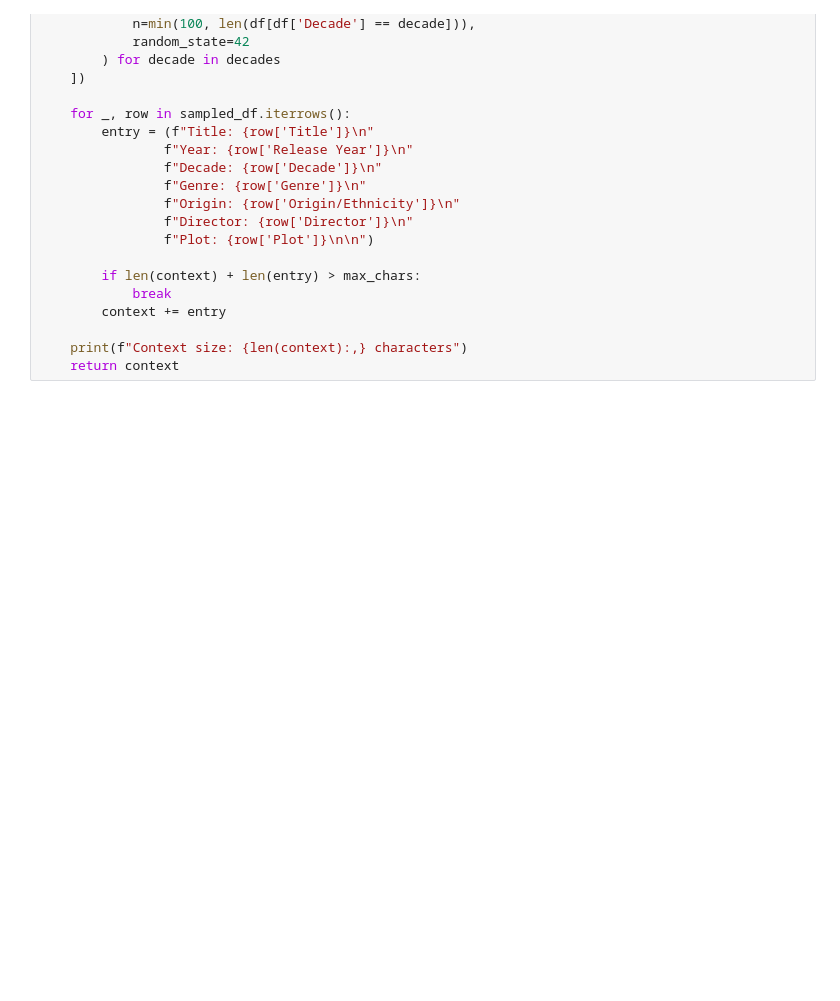
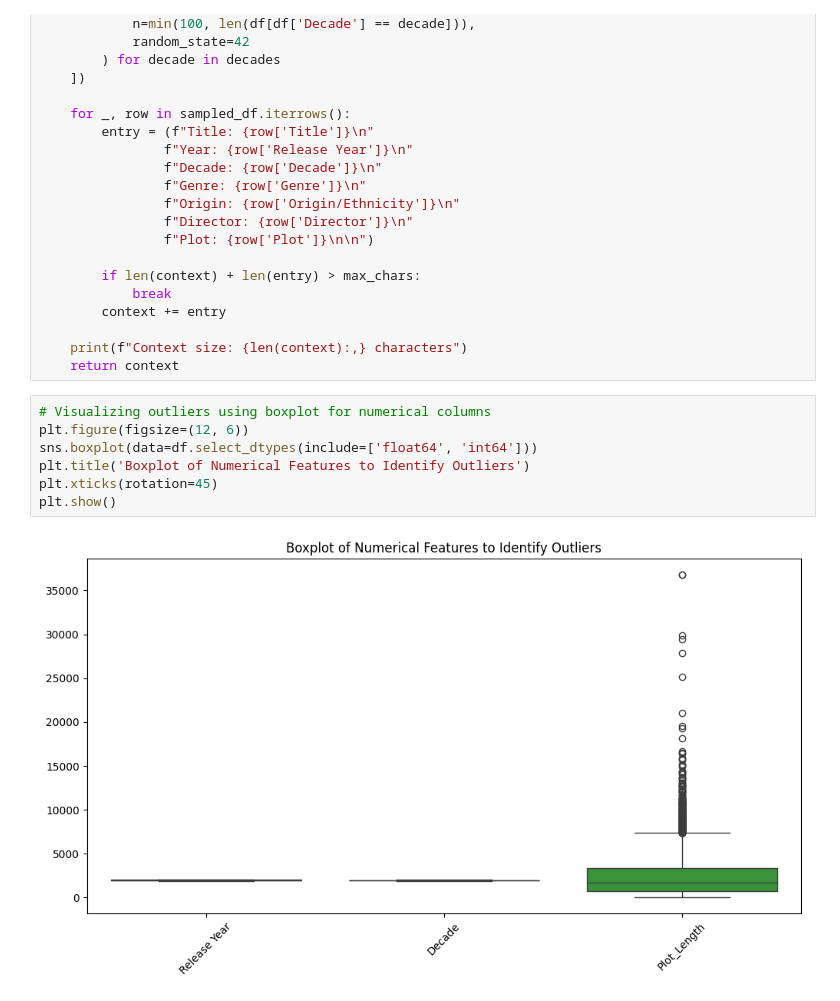
Before and after one commit to TasnimulIntazamAsif/Movie-Genre-Classification-, a Jupyter notebook: Movie_Genre.ipynb, the cells around one changed output. Drawn from its saved outputs; the diff is of its cells as text; blank space fills up the shorter version.

```diff
--- a/Movie_Genre.ipynb
+++ b/Movie_Genre.ipynb
@@ -150,3 +159,12 @@ def create_context(df, max_chars=5000000):
 
     print(f"Context size: {len(context):,} characters")
     return context
+# %%
+# Visualizing outliers using boxplot for numerical columns
+plt.figure(figsize=(12, 6))
+sns.boxplot(data=df.select_dtypes(include=['float64', 'int64']))
+plt.title('Boxplot of Numerical Features to Identify Outliers')
+plt.xticks(rotation=45)
+plt.show()
+# %% [output]
+[figure, added]
```
Also changed, not shown: parts of 4 cells of this notebook.
